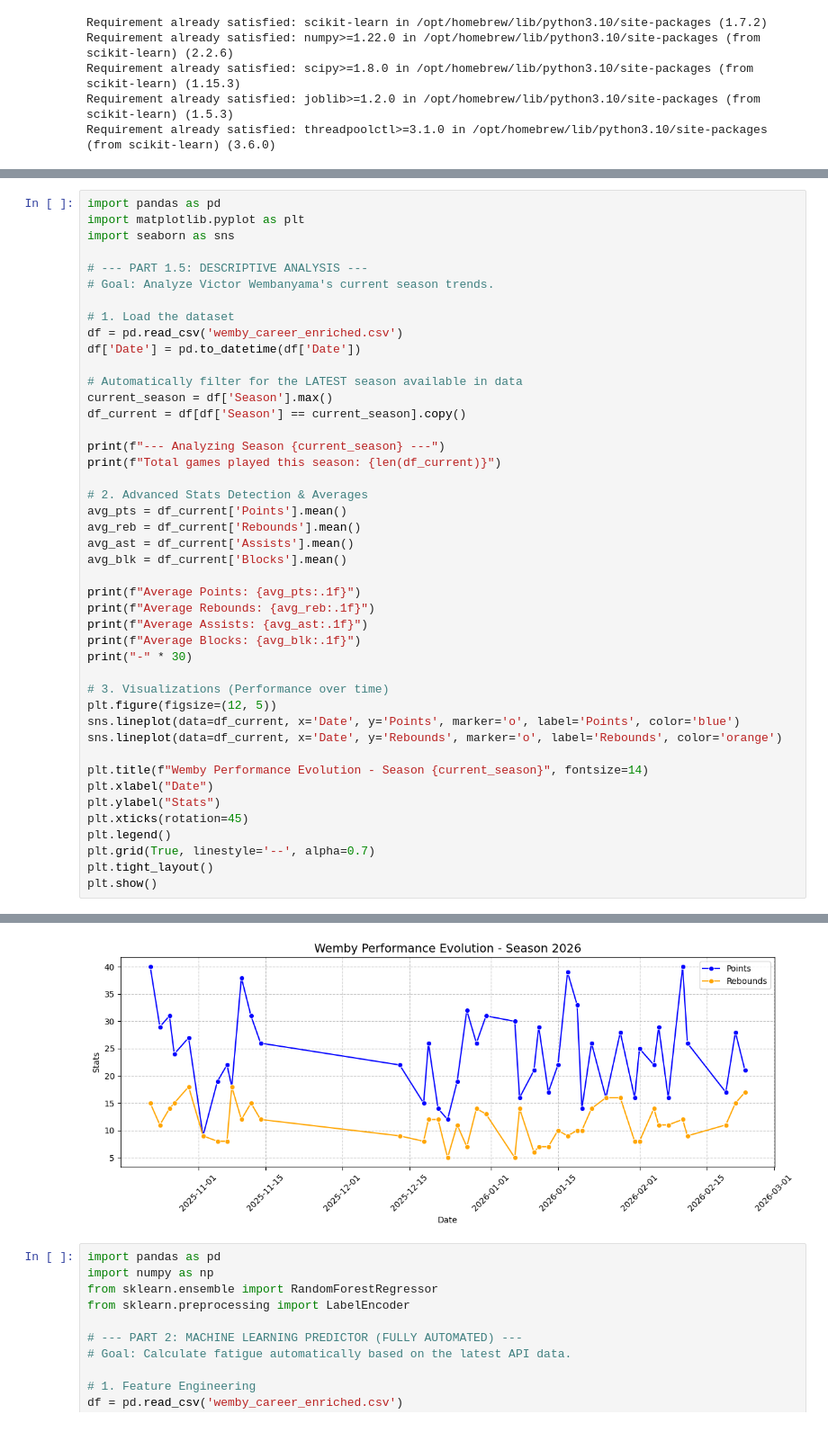
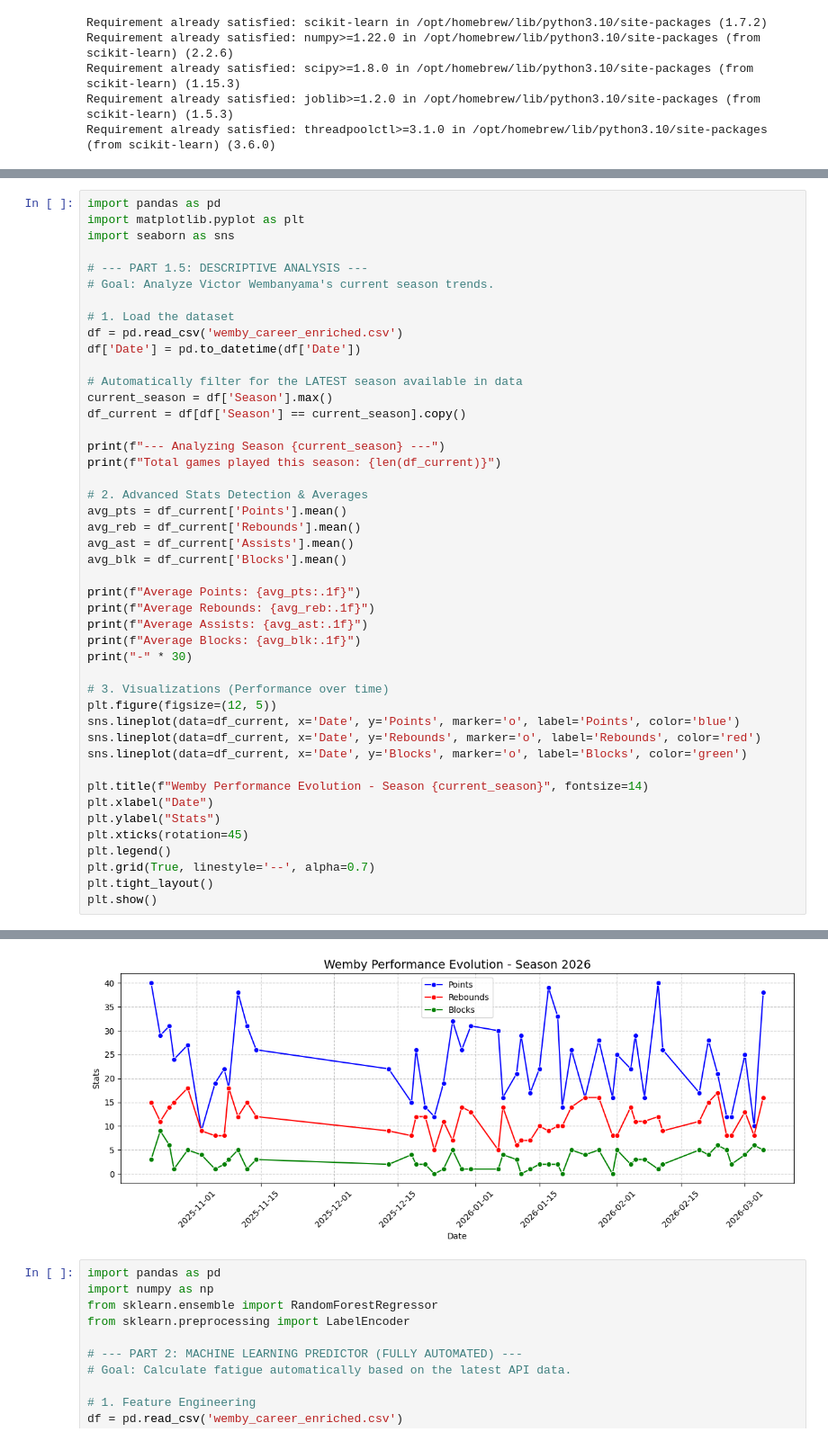
Before and after one commit to Owenwnv/Wemby_Stats_25_26, a Jupyter notebook: advanced_predictions/Analyse_Wemby2.ipynb, the cells around one changed output, grey strips where cells are left out. Shown at 90% size. Cells and saved outputs as stored; diff of their text form.

```diff
--- a/advanced_predictions/Analyse_Wemby2.ipynb
+++ b/advanced_predictions/Analyse_Wemby2.ipynb
@@ -211,7 +211,8 @@ print("-" * 30)
 # 3. Visualizations (Performance over time)
 plt.figure(figsize=(12, 5))
 sns.lineplot(data=df_current, x='Date', y='Points', marker='o', label='Points', color='blue')
-sns.lineplot(data=df_current, x='Date', y='Rebounds', marker='o', label='Rebounds', color='orange')
+sns.lineplot(data=df_current, x='Date', y='Rebounds', marker='o', label='Rebounds', color='red')
+sns.lineplot(data=df_current, x='Date', y='Blocks', marker='o', label='Blocks', color='green')
 
 plt.title(f"Wemby Performance Evolution - Season {current_season}", fontsize=14)
 plt.xlabel("Date")
@@ -231,5 +232,5 @@ Average Blocks: 2.8
 ------------------------------
-[figure, old version]
+[figure, new version]
 # %%
 import pandas as pd
 import numpy as np
```
Also changed, not shown: parts of 3 cells of this notebook, 1 other file.
